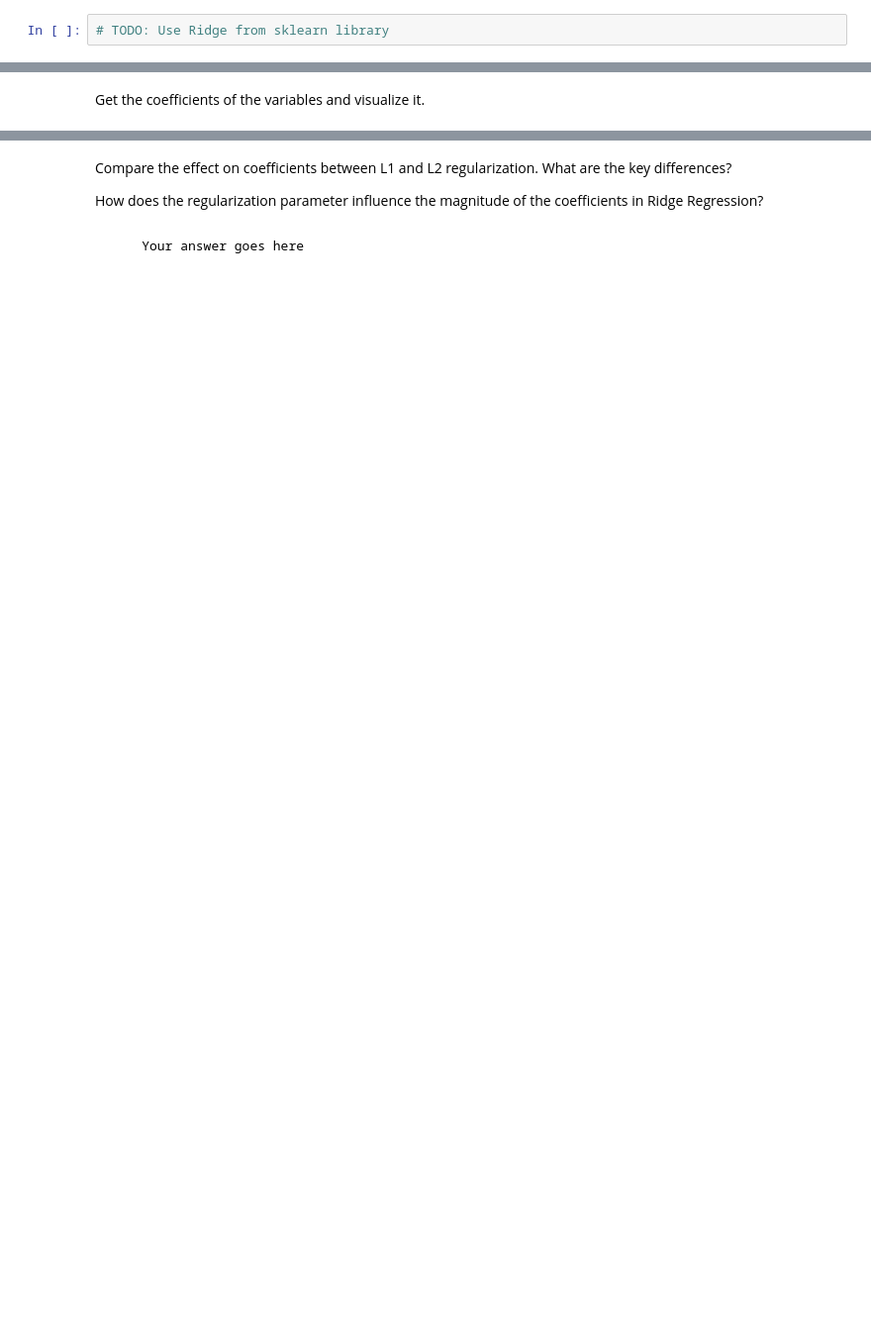
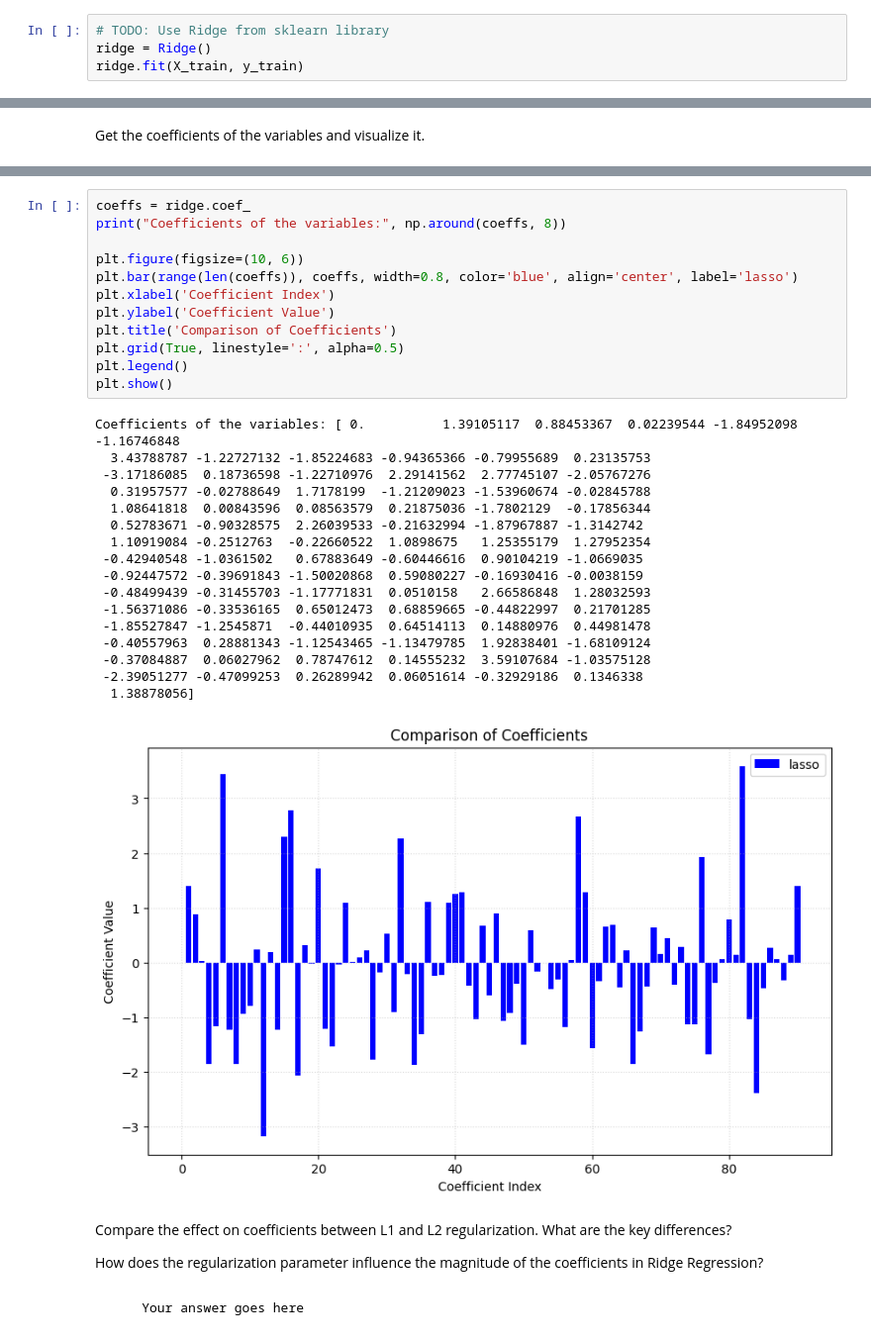
Before and after one commit to amirezzati/ml, a Jupyter notebook: homeworks/HW2/pract/Regularization.ipynb, the cells around one changed output, grey strips where cells are left out. Shown at 99% size. Drawn from its saved outputs; the diff is of its cells as text; blank space fills up the shorter version.

```diff
--- a/homeworks/HW2/pract/Regularization.ipynb
+++ b/homeworks/HW2/pract/Regularization.ipynb
@@ -215,4 +359,6 @@ L2 regularization, also known as Ridge regularization, is a technique used in re
 Train a regression model using L2 regularization.
 # %%
 # TODO: Use Ridge from sklearn library
+ridge = Ridge()
+ridge.fit(X_train, y_train)
 # %% [output]
@@ -240,3 +368,33 @@ Coefficients of the variables: [ 0.05912156  0.51116396 -0.28467561 -0.32455353
+# %%
+coeffs = ridge.coef_
+print("Coefficients of the variables:", np.around(coeffs, 8))
+
+plt.figure(figsize=(10, 6))
+plt.bar(range(len(coeffs)), coeffs, width=0.8, color='blue', align='center', label='lasso')
+plt.xlabel('Coefficient Index')
+plt.ylabel('Coefficient Value')
+plt.title('Comparison of Coefficients')
+plt.grid(True, linestyle=':', alpha=0.5)
+plt.legend()
+plt.show()
+# %% [output]
+Coefficients of the variables: [ 0.          1.39105117  0.88453367  0.02239544 -1.84952098 -1.16746848
+  3.43788787 -1.22727132 -1.85224683 -0.94365366 -0.79955689  0.23135753
+ -3.17186085  0.18736598 -1.22710976  2.29141562  2.77745107 -2.05767276
+  0.31957577 -0.02788649  1.7178199  -1.21209023 -1.53960674 -0.02845788
+  1.08641818  0.00843596  0.08563579  0.21875036 -1.7802129  -0.17856344
+  0.52783671 -0.90328575  2.26039533 -0.21632994 -1.87967887 -1.3142742
+  1.10919084 -0.2512763  -0.22660522  1.0898675   1.25355179  1.27952354
+ -0.42940548 -1.0361502   0.67883649 -0.60446616  0.90104219 -1.0669035
+ -0.92447572 -0.39691843 -1.50020868  0.59080227 -0.16930416 -0.0038159
+ -0.48499439 -0.31455703 -1.17771831  0.0510158   2.66586848  1.28032593
+ -1.56371086 -0.33536165  0.65012473  0.68859665 -0.44822997  0.21701285
+ -1.85527847 -1.2545871  -0.44010935  0.64514113  0.14880976  0.44981478
+ -0.40557963  0.28881343 -1.12543465 -1.13479785  1.92838401 -1.68109124
+ -0.37084887  0.06027962  0.78747612  0.14555232  3.59107684 -1.03575128
+ -2.39051277 -0.47099253  0.26289942  0.06051614 -0.32929186  0.1346338
+  1.38878056]
+[figure, added]
 # %% [markdown]
 Compare the effect on coefficients between L1 and L2 regularization. What are the key differences?
 
```
Also changed, not shown: parts of 35 cells of this notebook.
